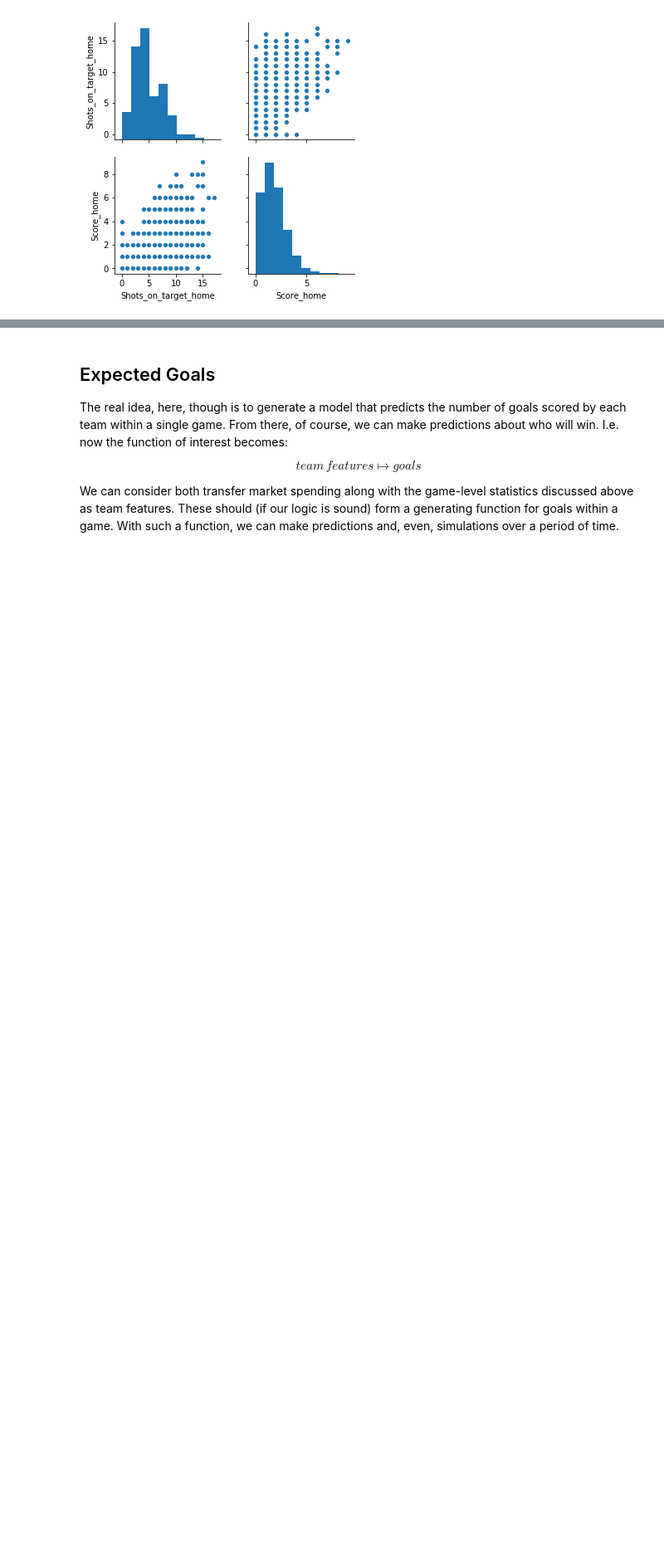
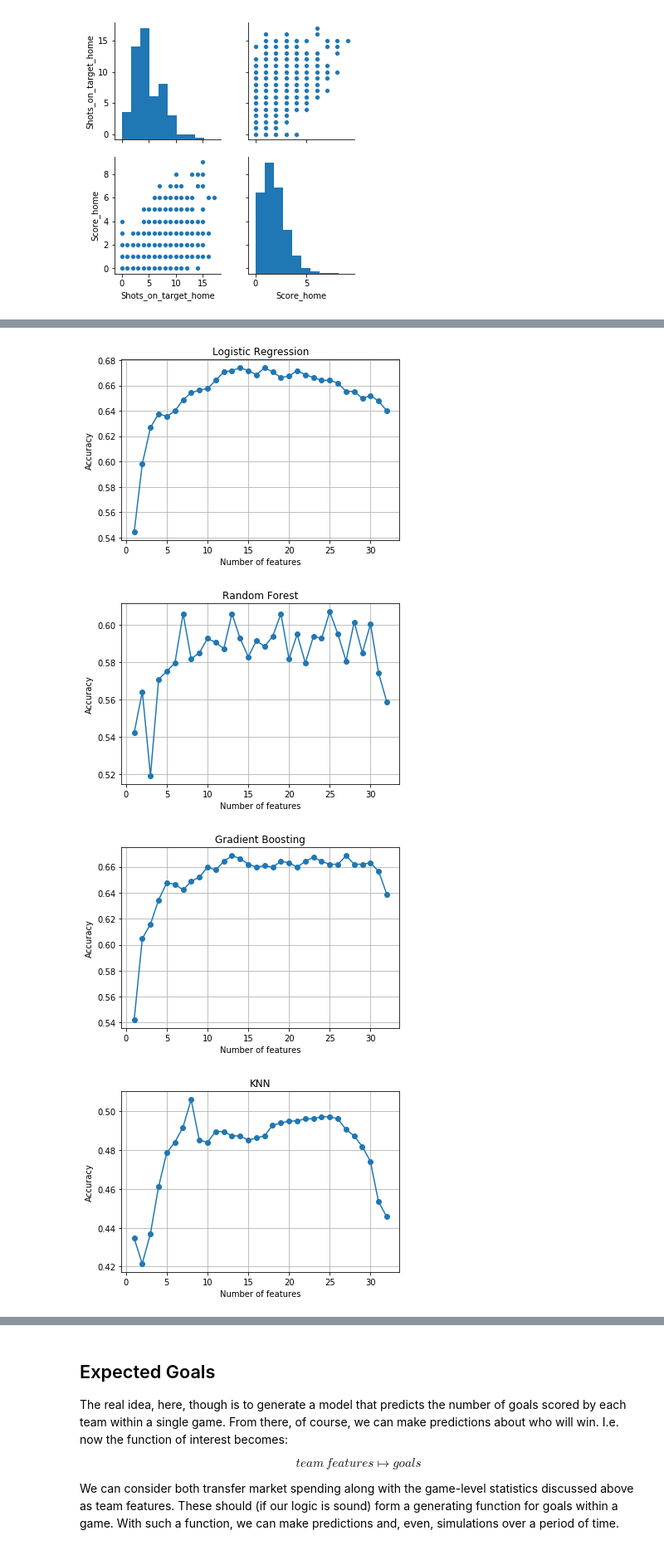
Before and after one commit to tunghoangt/Soccer-prediction-with-Machine-Learning, a Jupyter notebook: models/Presentation.ipynb, the cells around one changed output, grey strips where cells are left out. Shown at 83% size. Saved outputs shown, nothing was run; the diff lists cells and outputs as text; code cells hidden in the pictures; blank space fills up the shorter version.

```diff
--- a/models/Presentation.ipynb
+++ b/models/Presentation.ipynb
@@ -97,0 +147,14 @@ _ = sns.pairplot(df[['Shots_on_target_home', 'Score_home']])
+# %%
+lr = LogisticRegression()
+rf = RandomForestClassifier()
+gb = GradientBoostingClassifier()
+knn = KNeighborsClassifier()
+
+clf_labels = ['Logistic Regression', 'Random Forest', 'Gradient Boosting', 'KNN']
+
+all_clf = [lr, rf, gb, knn]
+# %%
+k_feat = {key: None for key in clf_labels}
+sbs = {key: None for key in clf_labels}
+
+sbs
@@ -97,0 +166,20 @@ _ = sns.pairplot(df[['Shots_on_target_home', 'Score_home']])
+# %%
+# NOTE: this step will take 10 minutes to run!
+import matplotlib.pyplot as plt
+
+for label, clf in zip(clf_labels, all_clf):
+    sbs[label] = SBS(clf,k_features=1)
+    sbs[label].fit(X_train,y_train)
+    k_feat[label] = [len(k) for k in sbs[label].subsets_]
+    plt.plot(k_feat[label], sbs[label].scores_, marker='o')
+    #plt.ylim([0.3, 1.02])
+    plt.title(label)
+    plt.ylabel('Accuracy')
+    plt.xlabel('Number of features')
+    plt.grid()
+    plt.show()
+# %% [output]
+[figure, added]
+[figure, added]
+[figure, added]
+[figure, added]
```
Also changed, not shown: parts of 76 cells of this notebook, 1 other file.
